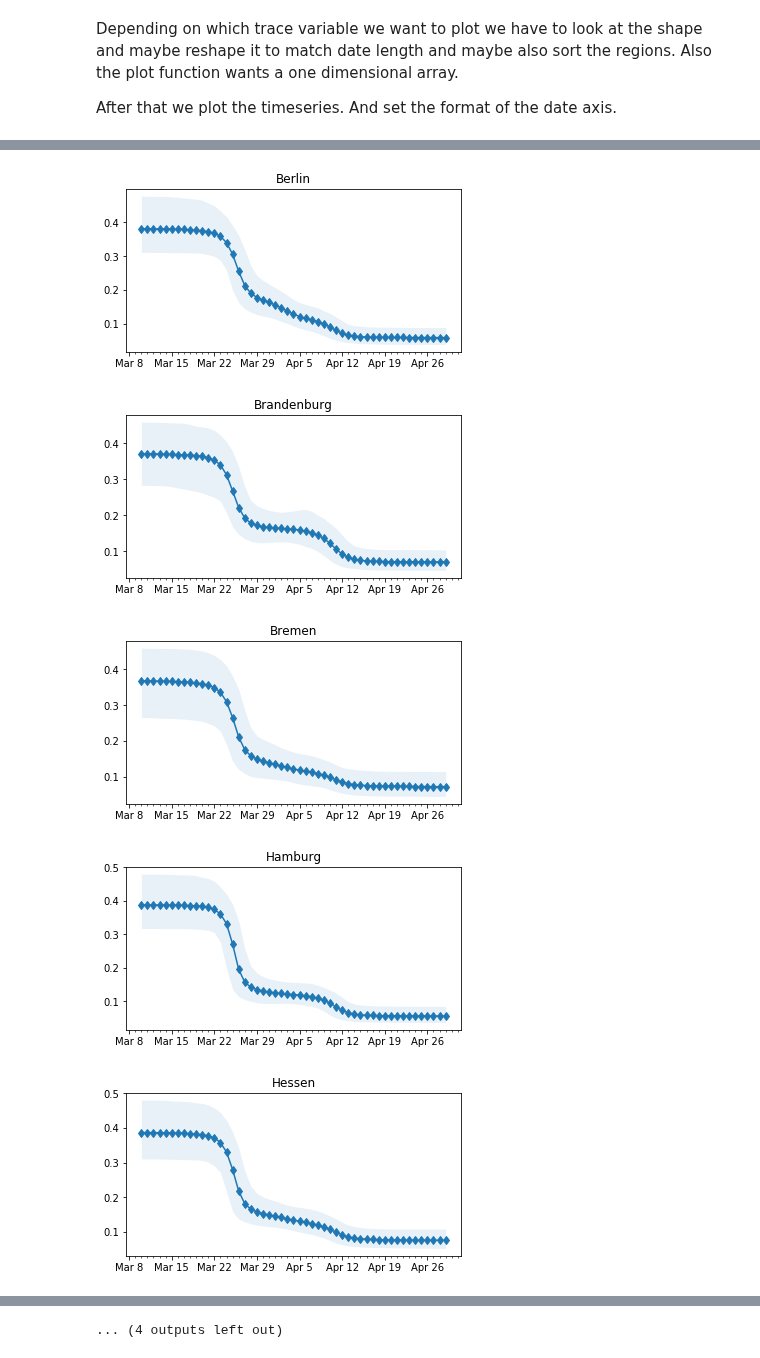
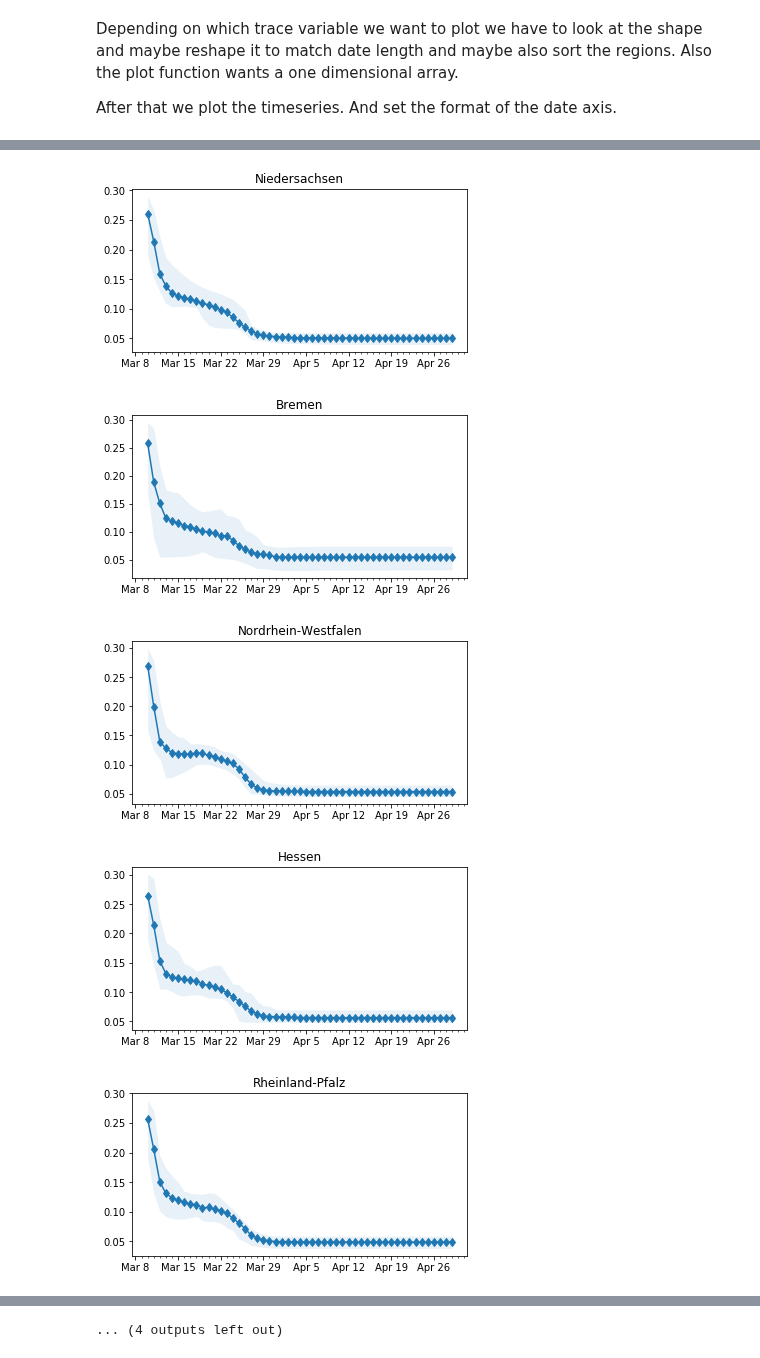
Before and after one commit to Priesemann-Group/covid19_inference, a Jupyter notebook: scripts/example_bundeslaender.ipynb, the cells around one changed output, grey strips where cells are left out. Drawn from its saved outputs; the diff is of its cells as text; code cells hidden in the pictures.

Commit message:
Replaced more begin_date with data_begin Added the new method to the example_bundeslaender

```diff
--- a/scripts/example_bundeslaender.ipynb
+++ b/scripts/example_bundeslaender.ipynb
@@ -93,5 +117,5 @@ INFO     [covid19_inference.model_helper] pr_median_transient_len was set to def
 WARNING (theano.tensor.blas): We did not find a dynamic library in the library_dir of the library we use for blas. If you use ATLAS, make sure to compile it with dynamics library.
 WARNING  [theano.tensor.blas] We did not find a dynamic library in the library_dir of the library we use for blas. If you use ATLAS, make sure to compile it with dynamics library.
 # %%
-trace = pm.sample(model=model, tune=1000, draws=1000, init='advi+adapt_diag')
+trace = pm.sample(model=model, tune=50, draws=50, init='advi+adapt_diag')
 # %% [output]
@@ -118,4 +141,0 @@ We first define the x range on which we want to plot and create a datetime array
-# %%
-bd = datetime.datetime(2020,3,10)
-ed = datetime.datetime(2020,4,19) + datetime.timedelta(days=num_days_forecast)
-x = pd.date_range(bd,ed)
@@ -122,5 +144,9 @@ x = pd.date_range(bd,ed)
+# %%
+bd = data_begin
+ed = data_end + datetime.timedelta(days=num_days_forecast)
 # %% [markdown]
 Next we have to get our trace corresponding to that date range. We do that by calling the helper function `cov19.plot._get_array_from_trace_via_date()`.
 # %%
-y_all_regions = cov19.plot._get_array_from_trace_via_date(model,trace["lambda_t"],x)
+y_all_regions, dates = cov19.plot._get_array_from_trace_via_date(model,trace,"lambda_t",bd,ed)
+print(y_all_regions[:,:,0])
 # %% [output]
@@ -139,7 +165,7 @@ The autoreload extension is already loaded. To reload it, use:
 for i in range(16):
     y = y_all_regions[:,:,i]
     ax = cov19.plot._timeseries(x,y)
-    ax.set_title(df_bundeslaender.columns[i])
+    ax.set_title(bundeslaender[i])
     cov19.plot._format_date_xticks(ax)
 plt.show()
 # %% [output]
@@ -148,5 +174,5 @@ plt.show()
-[figure, old version]
+[figure, new version]
-[figure, old version]
+[figure, new version]
-[figure, old version]
+[figure, new version]
-[figure, old version]
+[figure, new version]
-[figure, old version]
+[figure, new version]
```
Also changed, not shown: parts of 12 cells of this notebook, 1 other file.
